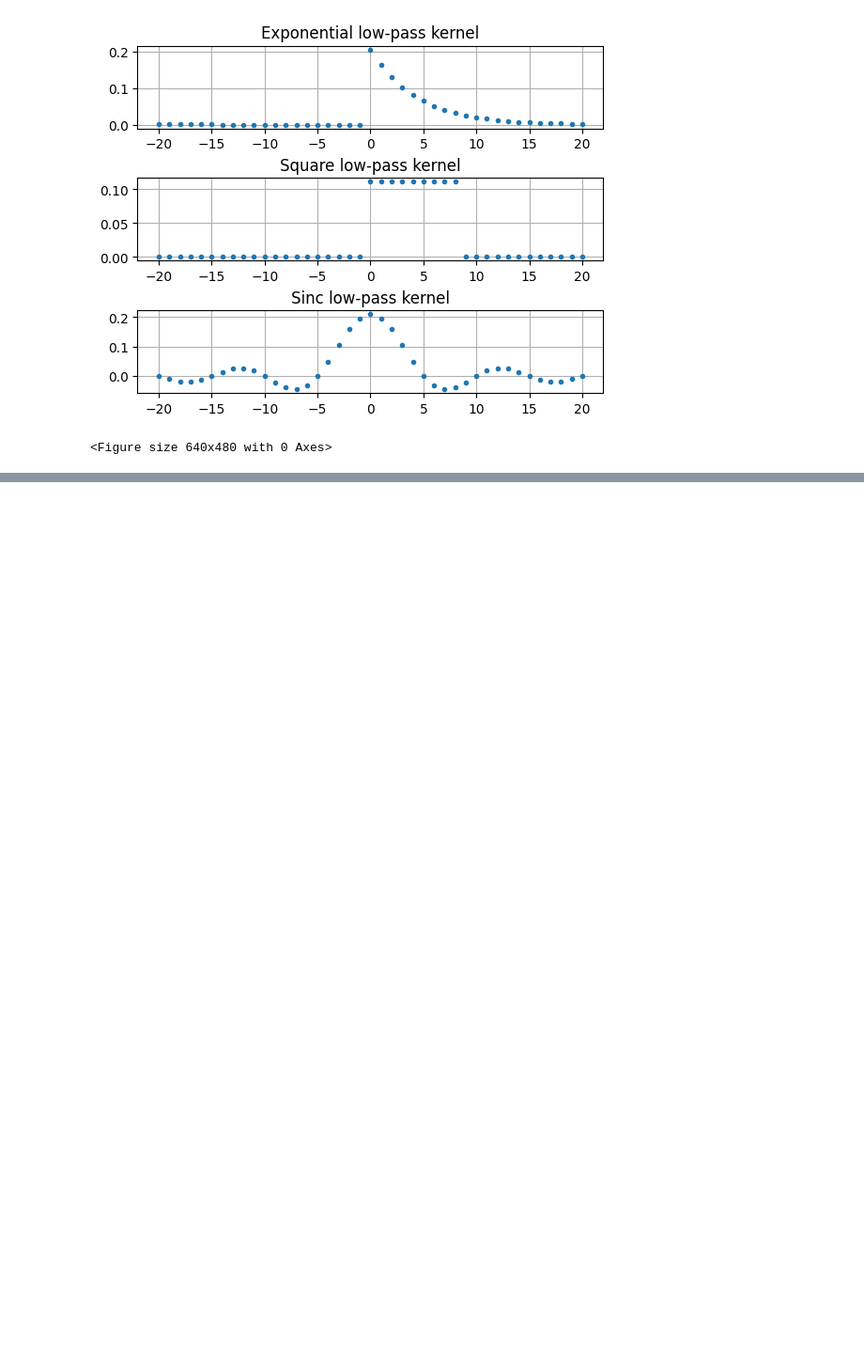
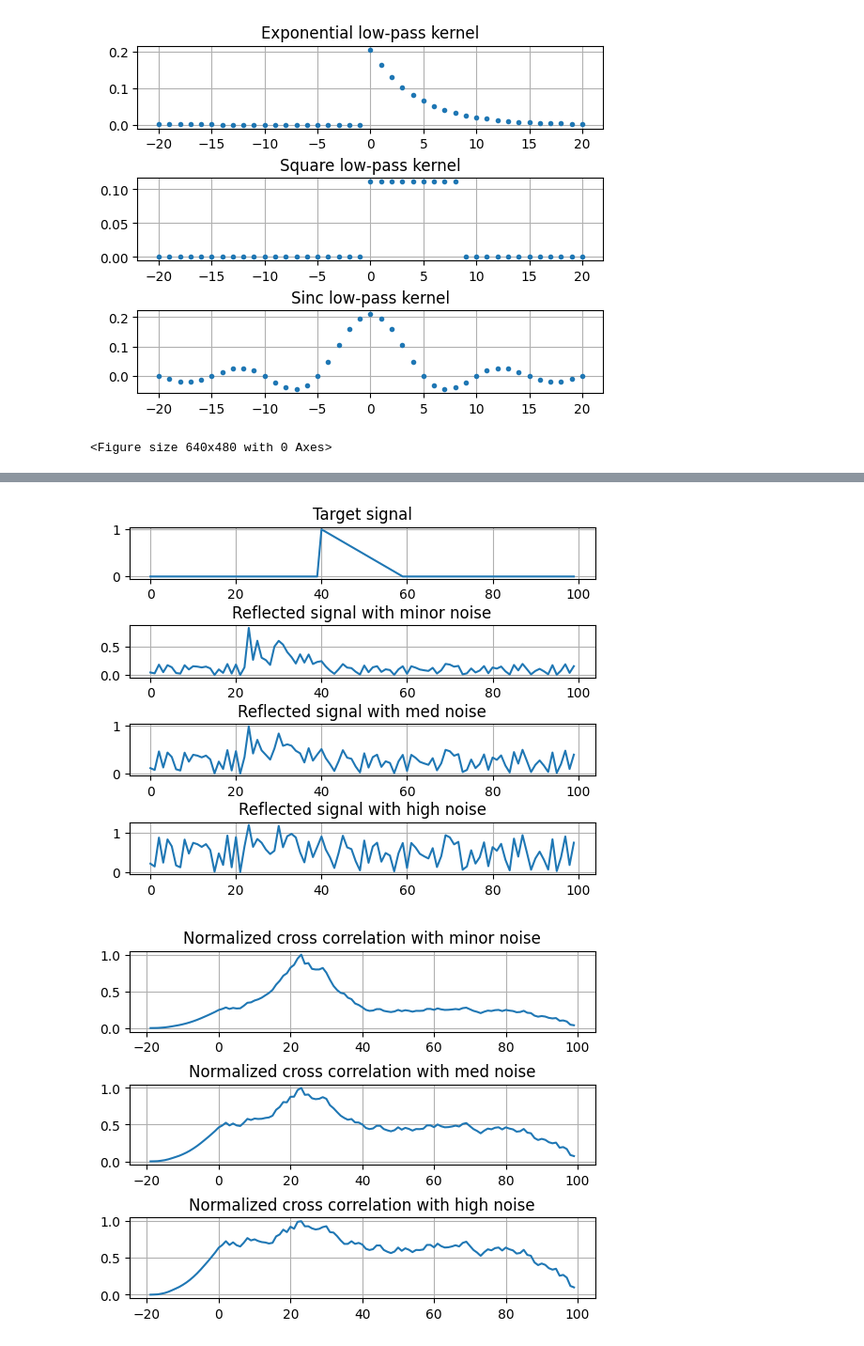
Before and after one commit to EddieCarrera/PyDSP, a Jupyter notebook: Ch7_Properties_of_Convolution.ipynb, the cells around one changed output, grey strips where cells are left out. Shown at 94% size. Cells and saved outputs as stored; diff of their text form; code cells hidden in the pictures; blank space fills up the shorter version.

```diff
--- a/Ch7_Properties_of_Convolution.ipynb
+++ b/Ch7_Properties_of_Convolution.ipynb
@@ -218,0 +182,51 @@ background. The similar mathematics is only a convenient coincidence.
+# %%
+# Create a target signal
+target = np.linspace(1,0,20)
+
+# Create a randomly shifted signal with different noise levels
+noisy_signal = np.random.rand(100)*np.pad(target,(0,80))    # Add noise to reflected signal
+noisy_signal = np.roll(noisy_signal, np.random.randint(80)) # Delay reflected signal
+noise_floor = np.random.rand(100)                           # Add noise floor
+rx_signal_lowNoise = noisy_signal + 0.2*noise_floor
+rx_signal_medNoise = noisy_signal + 0.5*noise_floor
+rx_signal_highNoise = noisy_signal + 0.95*noise_floor
+rx_signal_2d = np.stack((rx_signal_lowNoise, rx_signal_medNoise, rx_signal_highNoise))
+
+# Cross correlate
+xCorr_2d = np.empty([3, len(target) + len(noisy_signal) - 1]) # N+M-1
+lags = signal.correlation_lags(len(rx_signal_2d[0]), len(target))
+for row in range(0,3):
+    xCorr_2d[row,:] = signal.correlate(rx_signal_2d[row,:], target)
+    xCorr_2d[row,:] /= max(xCorr_2d[row,:]) # Normalize
+
+fig,ax = plt.subplots(4)
+plt.subplots_adjust(hspace = 0.9)
+ax[0].grid(True)
+ax[0].title.set_text("Target signal")
+ax[0].plot(np.pad(target, (40,40)))
+ax[1].grid(True)
+ax[1].title.set_text("Reflected signal with minor noise")
+ax[1].plot(rx_signal_2d[0])
+ax[2].grid(True)
+ax[2].title.set_text("Reflected signal with med noise")
+ax[2].plot(rx_signal_2d[1])
+ax[3].grid(True)
+ax[3].title.set_text("Reflected signal with high noise")
+ax[3].plot(rx_signal_2d[2])
+
+fig,ax = plt.subplots(3)
+plt.subplots_adjust(hspace = 0.65)
+ax[0].grid(True)
+ax[0].title.set_text("Normalized cross correlation with minor noise")
+ax[0].plot(lags, xCorr_2d[0])
+ax[1].grid(True)
+ax[1].title.set_text("Normalized cross correlation with med noise")
+ax[1].plot(lags, xCorr_2d[1])
+ax[2].grid(True)
+ax[2].title.set_text("Normalized cross correlation with high noise")
+ax[2].plot(lags, xCorr_2d[2])
+
+plt.show()
+# %% [output]
+[figure, added]
+[figure, added]
```
Also changed, not shown: parts of 5 cells of this notebook.
